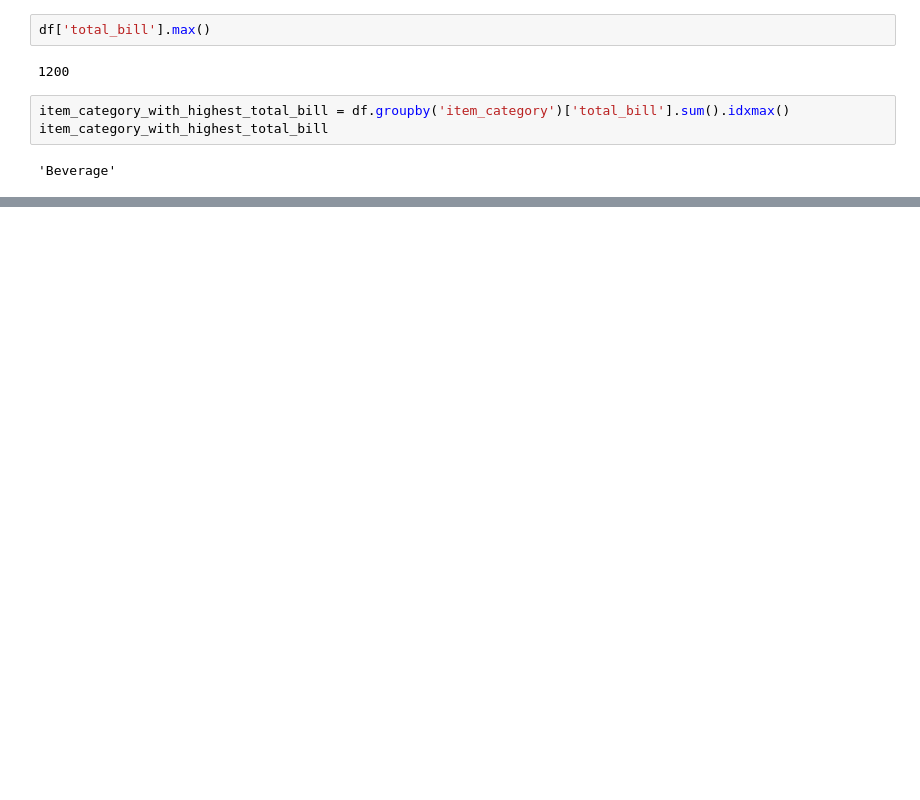
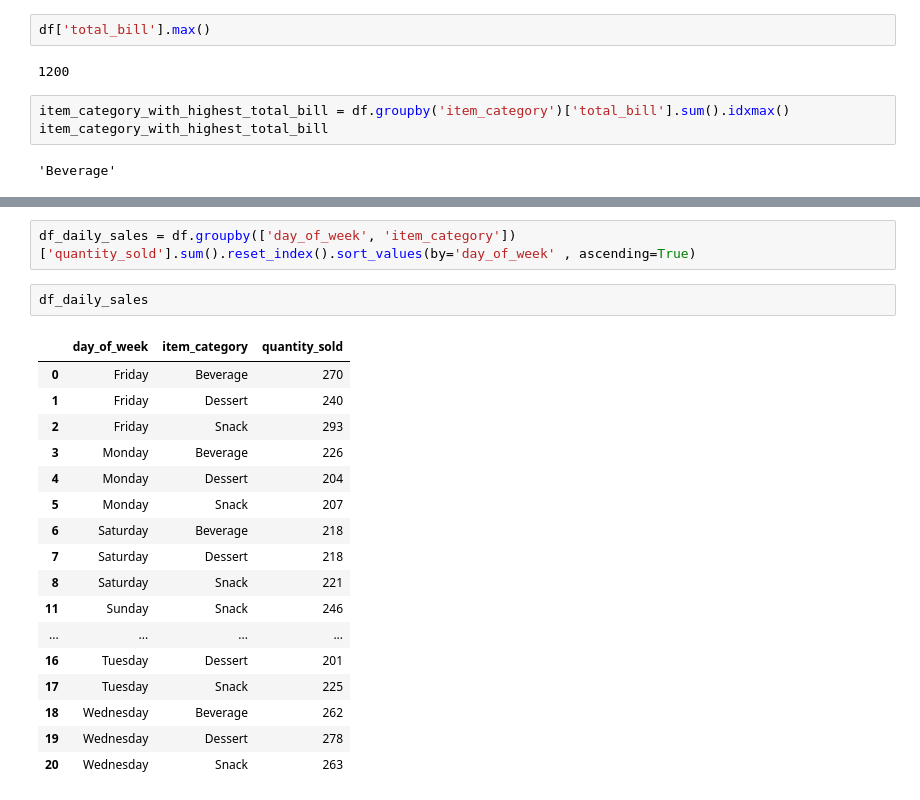
Before and after one commit to Mohini2815/Data-analysis-practice-projects, a Jupyter notebook: advanced_pune_cafe_sales_2000.ipynb, the cells around one changed output, grey strips where cells are left out. Cells and saved outputs as stored; diff of their text form; blank space fills up the shorter version.

```diff
--- a/advanced_pune_cafe_sales_2000.ipynb
+++ b/advanced_pune_cafe_sales_2000.ipynb
@@ -377,0 +428,22 @@ item_category_with_highest_total_bill
+# %%
+df_daily_sales = df.groupby(['day_of_week', 'item_category'])['quantity_sold'].sum().reset_index().sort_values(by='day_of_week' , ascending=True)
+# %%
+df_daily_sales
+# %% [output]
+|  | day_of_week | item_category | quantity_sold |
+| 0 | Friday | Beverage | 270 |
+| 1 | Friday | Dessert | 240 |
+| 2 | Friday | Snack | 293 |
+| 3 | Monday | Beverage | 226 |
+| 4 | Monday | Dessert | 204 |
+| 5 | Monday | Snack | 207 |
+| 6 | Saturday | Beverage | 218 |
+| 7 | Saturday | Dessert | 218 |
+| 8 | Saturday | Snack | 221 |
+| 11 | Sunday | Snack | 246 |
+| ... | ... | ... | ... |
+| 16 | Tuesday | Dessert | 201 |
+| 17 | Tuesday | Snack | 225 |
+| 18 | Wednesday | Beverage | 262 |
+| 19 | Wednesday | Dessert | 278 |
+| 20 | Wednesday | Snack | 263 |
```
Also changed, not shown: parts of 19 cells of this notebook.
